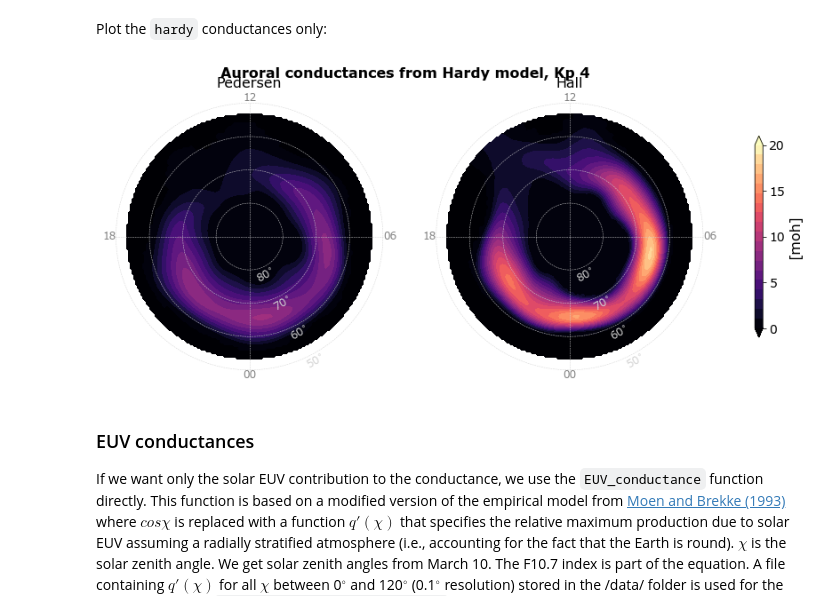
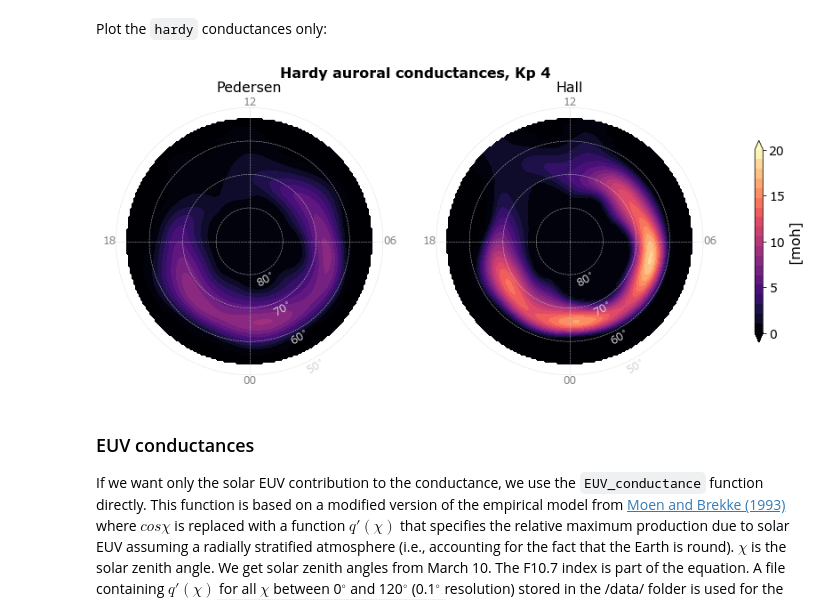
Before and after one commit to klaundal/lompe, a Jupyter notebook: examples/code_paper_figures/03_Conductance_example.ipynb, the cells around one changed output. Saved outputs shown, nothing was run; the diff lists cells and outputs as text; code cells hidden in the pictures.

```diff
--- a/examples/code_paper_figures/03_Conductance_example.ipynb
+++ b/examples/code_paper_figures/03_Conductance_example.ipynb
@@ -47,27 +47,26 @@ The `hardy_EUV` fucntion can also return only the Hall, or only the Pedersen con
 We show the ionospheric conductances on the nortern hemisphere using a `polplot.Polarplot` object/axis. `Polarplot` objects handle plotting in polar coordinates, specificall a latitude/local time grid. The conductances are defined in magnetic apex latitude and magnetic local time (MLT).
 # %%
 def make_cond_figure(mlat, mlt, SH, SP, levels = np.linspace(0,20,20), ticks=np.linspace(0,20,5),
-                     savefig = False, header=None):
+                     savefig = False, header=None, **latargs):
     """ plots Pedersen and Hall conductances on polar (MLAT/MLT) axes"""
 
     # set up figure and axes
     fig = plt.figure(figsize = (11,5))
     ax1, ax2 = fig.add_subplot(121), fig.add_subplot(122)
-    ax1.set_title('Pedersen', y = 1, fontsize = 16)
-    ax2.set_title('Hall',     y = 1, fontsize = 16)
+    ax1.set_title('Pedersen', y=1, fontsize=16)
+    ax2.set_title('Hall',     y=1, fontsize=16)
 
     # initialize Polarplot objects
-    polplot1 = Polarplot(ax1, minlat = 50, plotgrid = True, sector = 'all')
-    polplot2 = Polarplot(ax2, minlat = 50, plotgrid = True, sector = 'all')
-    polplot1.writeLTlabels( color = 'grey',     lat = 50, fontsize = 12)
-    polplot2.writeLTlabels( color = 'grey',     lat = 50, fontsize = 12)
-    polplot1.writeLATlabels(color = 'lightgrey', lt = 2 , fontsize = 12, backgroundcolor='#0f0f0f00', ha='center', va = 'top', rotation = 30)
-    polplot2.writeLATlabels(color = 'lightgrey', lt = 2 , fontsize = 12, backgroundcolor='#0f0f0f00', ha='center', va = 'top', rotation = 30)
+    polplot1 = Polarplot(ax1, minlat=50, plotgrid=True, sector='all')
+    polplot2 = Polarplot(ax2, minlat=50, plotgrid=True, sector='all')
+    polplot1.writeLTlabels(color='grey', lat=50, fontsize=12)
+    polplot2.writeLTlabels(color='grey', lat=50, fontsize=12)
+    polplot1.writeLATlabels(**latargs)
+    polplot2.writeLATlabels(**latargs)
 
     # color scales
     c=polplot1.contourf(mlat, mlt, SP.reshape(mlat.shape), cmap='magma', levels=levels, extend='both')
     polplot2.contourf(  mlat, mlt, SH.reshape(mlat.shape), cmap='magma', levels=levels, extend='both')
-
 
     # adjust spacing between axes
     plt.subplots_adjust(wspace=0.09, left=0.01, right=1.1, bottom=0 , top=.9)
@@ -79,7 +78,7 @@ def make_cond_figure(mlat, mlt, SH, SP, levels = np.linspace(0,20,20), ticks=np.
 
     # add header
     if header is not None:
-        fig.suptitle(header, fontweight="bold", fontsize=16, x=.44)
+        fig.suptitle(header, fontweight="bold", fontsize=16, x=.44, y=.995)
 
     # save figure
     if savefig:
@@ -88,6 +87,7 @@ def make_cond_figure(mlat, mlt, SH, SP, levels = np.linspace(0,20,20), ticks=np.
 # %% [markdown]
 Make figure for ionospheric conductances from `hardy_EUV`:
 # %%
-header = time.strftime("%d %b")+""", Kp """+str(Kp)
-make_cond_figure(mlat, mlt, SH, SP, header=header, savefig=True)
+latargs = {'color':'lightgrey', 'lt':2 , 'fontsize':12, 'backgroundcolor':'#0f0f0f00', 'ha':'center', 'va':'top', 'rotation':30}
+header = time.strftime("%d %b %H:%M UT")+""", Kp """+str(Kp)
+make_cond_figure(mlat, mlt, SH, SP, header=header, savefig=True, **latargs)
 # %% [output]
@@ -101,10 +101,10 @@ hardy_hall, hardy_pedersen = hardy(mlat, mlt, Kp, 'hp') # or one or the other us
 # %% [markdown]
 Plot the `hardy` conductances only:
 # %%
-header = """Auroral conductances from Hardy model, Kp """+str(Kp)
-make_cond_figure(mlat, mlt, hardy_hall, hardy_pedersen, header=header)
+header = """    Hardy auroral conductances, Kp """+str(Kp)
+make_cond_figure(mlat, mlt, hardy_hall, hardy_pedersen, header=header, **latargs)
 # %% [output]
-[figure, old version]
+[figure, new version]
 # %% [markdown]
 ### EUV conductances
 
```
Also changed, not shown: parts of 4 cells of this notebook, 2 other files.
